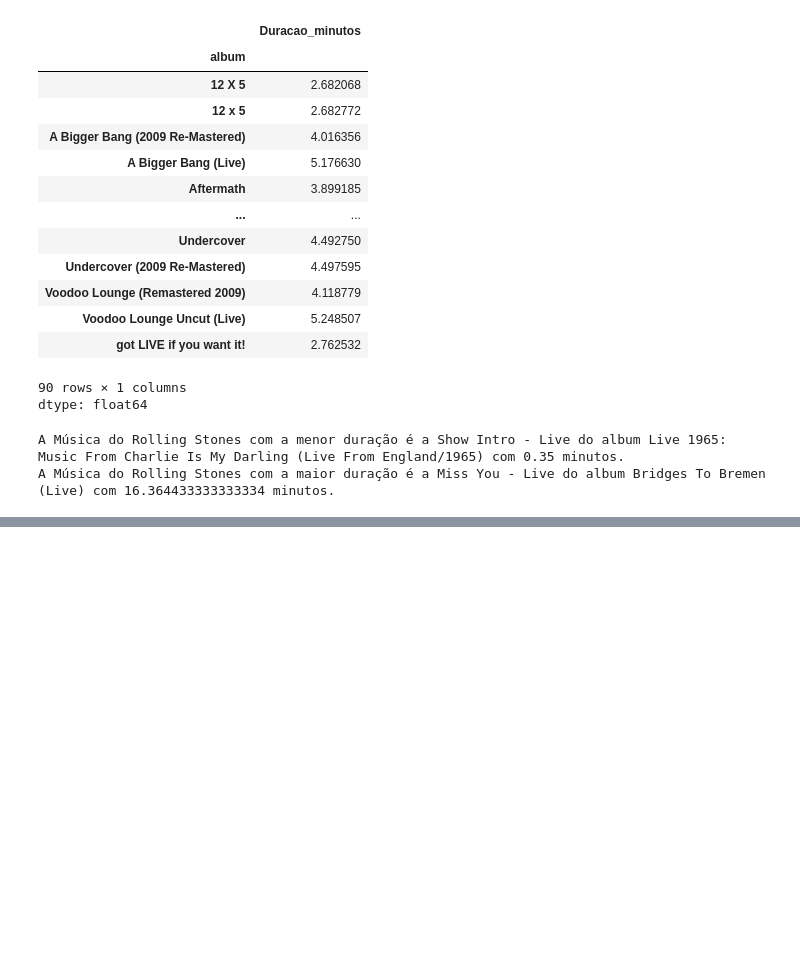
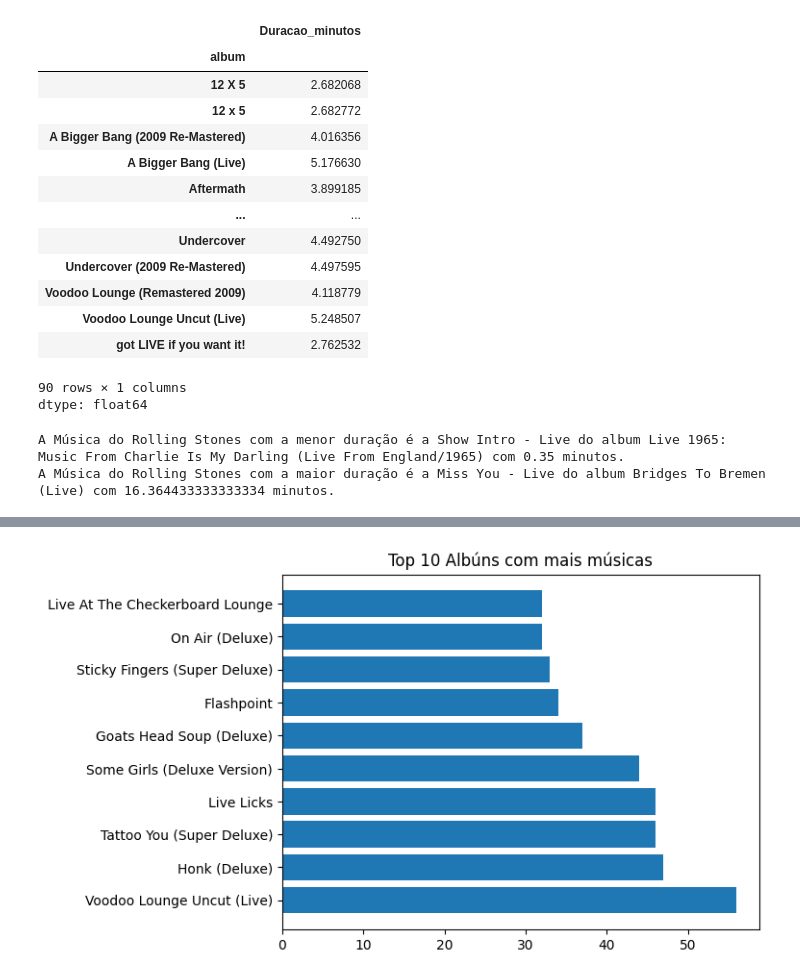
Before and after one commit to LaisST/FIAP_202501_HandsOn_data_analytics, a Jupyter notebook: Fase_2_Aula03_EDA.ipynb, the cells around one changed output, grey strips where cells are left out. Drawn from its saved outputs; the diff is of its cells as text; code cells hidden in the pictures; blank space fills up the shorter version.

```diff
--- a/Fase_2_Aula03_EDA.ipynb
+++ b/Fase_2_Aula03_EDA.ipynb
@@ -203,0 +236,8 @@ A Música do Rolling Stones com a maior duração é a Miss You - Live do album
+# %%
+#Criar gráfico horizontal
+top_albuns = df_banda['album'].value_counts().head(10)
+plt.barh(top_albuns.index, top_albuns.values)
+plt.title('Top 10 Albúns com mais músicas')
+plt.show()
+# %% [output]
+[figure, added]
```
Also changed, not shown: parts of 14 cells of this notebook.
